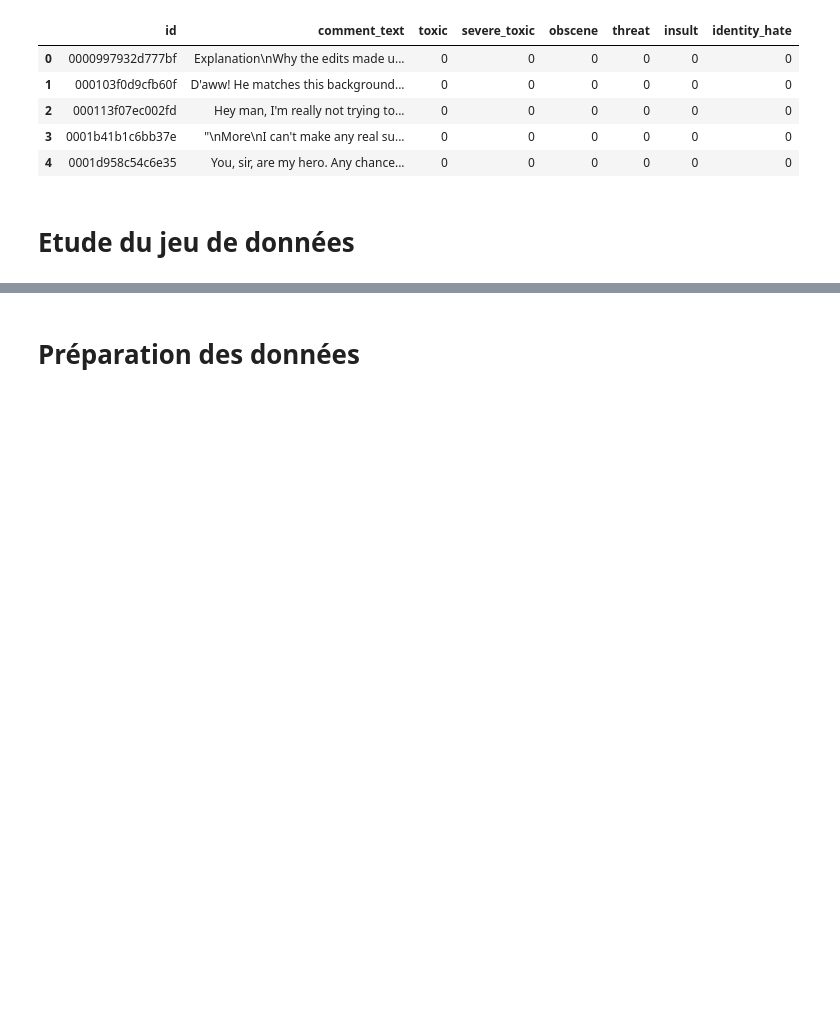
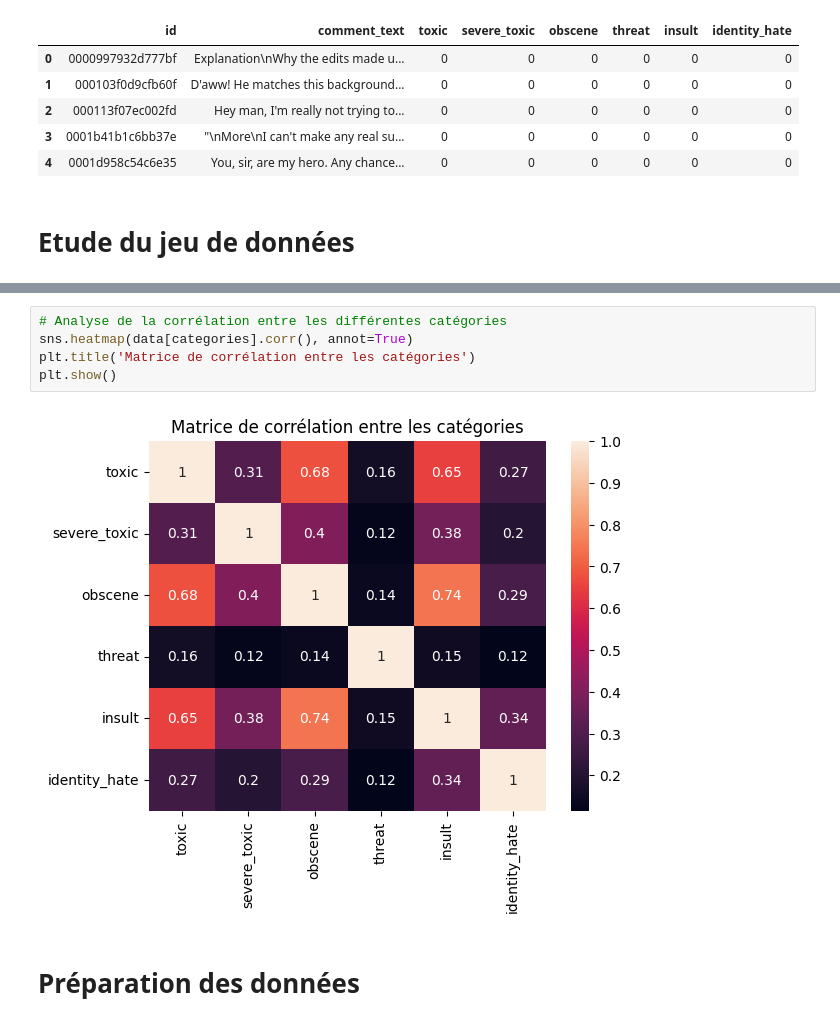
Before and after one commit to Rawliine/NLP-Project, a Jupyter notebook: Classification_commentaires_toxiques(1).ipynb, the cells around one changed output, grey strips where cells are left out. Saved outputs shown, nothing was run; the diff lists cells and outputs as text; blank space fills up the shorter version.

```diff
--- a/Classification_commentaires_toxiques(1).ipynb
+++ b/Classification_commentaires_toxiques(1).ipynb
@@ -50,3 +86,10 @@ NameError: name 'df' is not defined
+# %%
+# Analyse de la corrélation entre les différentes catégories
+sns.heatmap(data[categories].corr(), annot=True)
+plt.title('Matrice de corrélation entre les catégories')
+plt.show()
+# %% [output]
+[figure, added]
 # %% [markdown]
 # Préparation des données
 # %%
```
Also changed, not shown: parts of 5 cells of this notebook.
